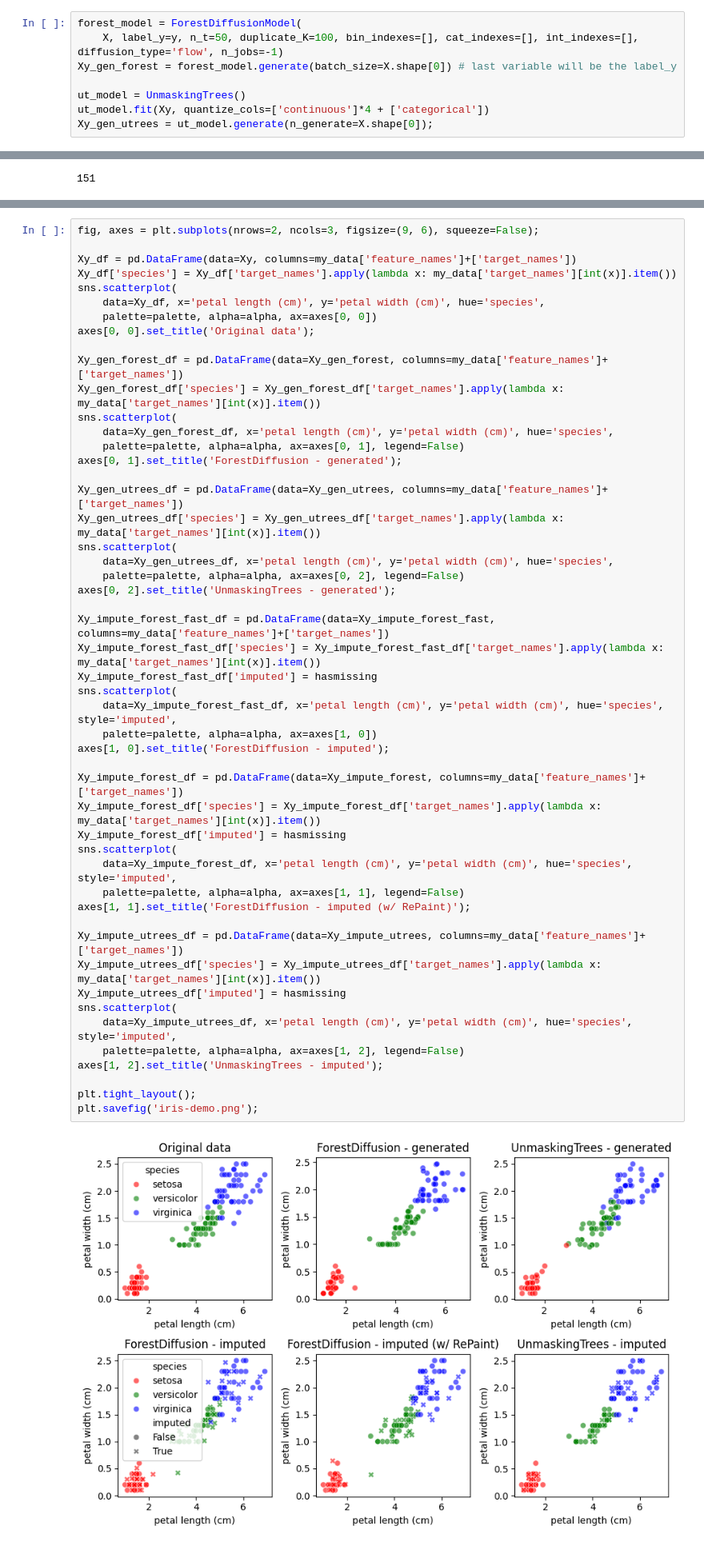
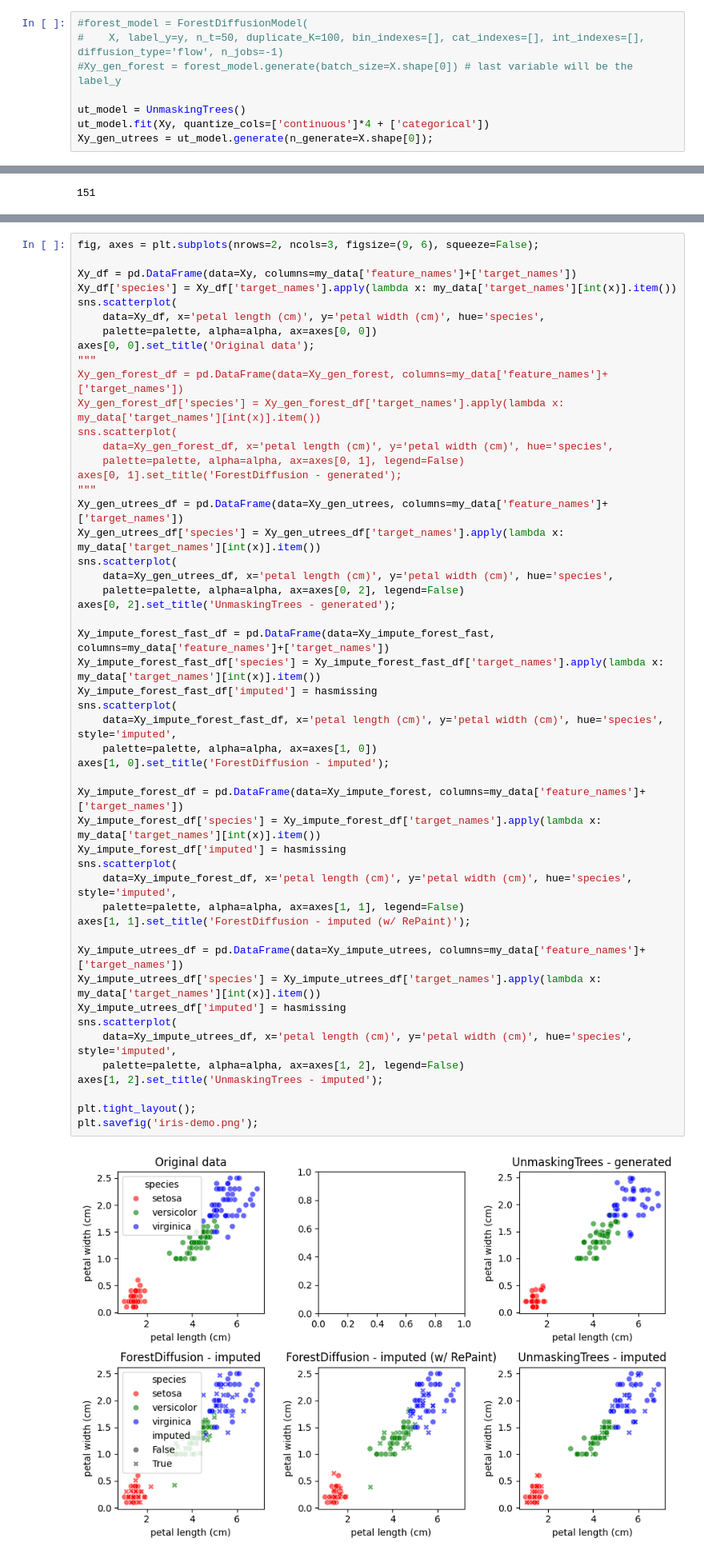
Before and after one commit to calvinmccarter/unmasking-trees, a Jupyter notebook: iris-demo.ipynb, the cells around one changed output, grey strips where cells are left out. Shown at 80% size. Drawn from its saved outputs; the diff is of its cells as text.

```diff
--- a/iris-demo.ipynb
+++ b/iris-demo.ipynb
@@ -16,9 +16,9 @@ Xy = np.concatenate((X, np.expand_dims(y, axis=1)), axis=1)
 palette = {'setosa': 'red', 'versicolor': 'green', 'virginica': 'blue'}
 alpha = 0.6
 # %%
-forest_model = ForestDiffusionModel(
-    X, label_y=y, n_t=50, duplicate_K=100, bin_indexes=[], cat_indexes=[], int_indexes=[], diffusion_type='flow', n_jobs=-1)
-Xy_gen_forest = forest_model.generate(batch_size=X.shape[0]) # last variable will be the label_y
+#forest_model = ForestDiffusionModel(
+#    X, label_y=y, n_t=50, duplicate_K=100, bin_indexes=[], cat_indexes=[], int_indexes=[], diffusion_type='flow', n_jobs=-1)
+#Xy_gen_forest = forest_model.generate(batch_size=X.shape[0]) # last variable will be the label_y
 
 ut_model = UnmaskingTrees()
 ut_model.fit(Xy, quantize_cols=['continuous']*4 + ['categorical'])
@@ -57,14 +57,14 @@ sns.scatterplot(
     data=Xy_df, x='petal length (cm)', y='petal width (cm)', hue='species',
     palette=palette, alpha=alpha, ax=axes[0, 0])
 axes[0, 0].set_title('Original data');
-
+"""
 Xy_gen_forest_df = pd.DataFrame(data=Xy_gen_forest, columns=my_data['feature_names']+['target_names'])
 Xy_gen_forest_df['species'] = Xy_gen_forest_df['target_names'].apply(lambda x: my_data['target_names'][int(x)].item())
 sns.scatterplot(
     data=Xy_gen_forest_df, x='petal length (cm)', y='petal width (cm)', hue='species',
     palette=palette, alpha=alpha, ax=axes[0, 1], legend=False)
 axes[0, 1].set_title('ForestDiffusion - generated');
-
+"""
 Xy_gen_utrees_df = pd.DataFrame(data=Xy_gen_utrees, columns=my_data['feature_names']+['target_names'])
 Xy_gen_utrees_df['species'] = Xy_gen_utrees_df['target_names'].apply(lambda x: my_data['target_names'][int(x)].item())
 sns.scatterplot(
@@ -72,31 +72,31 @@ sns.scatterplot(
     palette=palette, alpha=alpha, ax=axes[0, 2], legend=False)
 axes[0, 2].set_title('UnmaskingTrees - generated');
 
 Xy_impute_forest_fast_df = pd.DataFrame(data=Xy_impute_forest_fast, columns=my_data['feature_names']+['target_names'])
 Xy_impute_forest_fast_df['species'] = Xy_impute_forest_fast_df['target_names'].apply(lambda x: my_data['target_names'][int(x)].item())
 Xy_impute_forest_fast_df['imputed'] = hasmissing
 sns.scatterplot(
     data=Xy_impute_forest_fast_df, x='petal length (cm)', y='petal width (cm)', hue='species', style='imputed',
     palette=palette, alpha=alpha, ax=axes[1, 0])
 axes[1, 0].set_title('ForestDiffusion - imputed');
 
 Xy_impute_forest_df = pd.DataFrame(data=Xy_impute_forest, columns=my_data['feature_names']+['target_names'])
 Xy_impute_forest_df['species'] = Xy_impute_forest_df['target_names'].apply(lambda x: my_data['target_names'][int(x)].item())
 Xy_impute_forest_df['imputed'] = hasmissing
 sns.scatterplot(
     data=Xy_impute_forest_df, x='petal length (cm)', y='petal width (cm)', hue='species', style='imputed',
     palette=palette, alpha=alpha, ax=axes[1, 1], legend=False)
 axes[1, 1].set_title('ForestDiffusion - imputed (w/ RePaint)');
 
 Xy_impute_utrees_df = pd.DataFrame(data=Xy_impute_utrees, columns=my_data['feature_names']+['target_names'])
 Xy_impute_utrees_df['species'] = Xy_impute_utrees_df['target_names'].apply(lambda x: my_data['target_names'][int(x)].item())
 Xy_impute_utrees_df['imputed'] = hasmissing
 sns.scatterplot(
     data=Xy_impute_utrees_df, x='petal length (cm)', y='petal width (cm)', hue='species', style='imputed',
     palette=palette, alpha=alpha, ax=axes[1, 2], legend=False)
 axes[1, 2].set_title('UnmaskingTrees - imputed');
 
 plt.tight_layout();
 plt.savefig('iris-demo.png');
 # %% [output]
-[figure, old version]
+[figure, new version]
```
Also changed, not shown: parts of 3 cells of this notebook, 7 other files.
